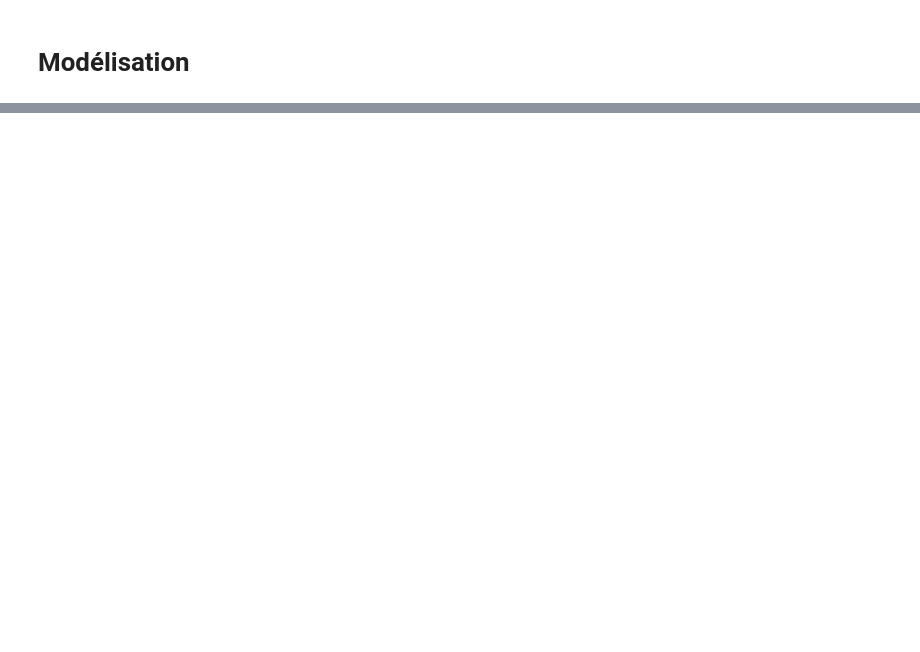
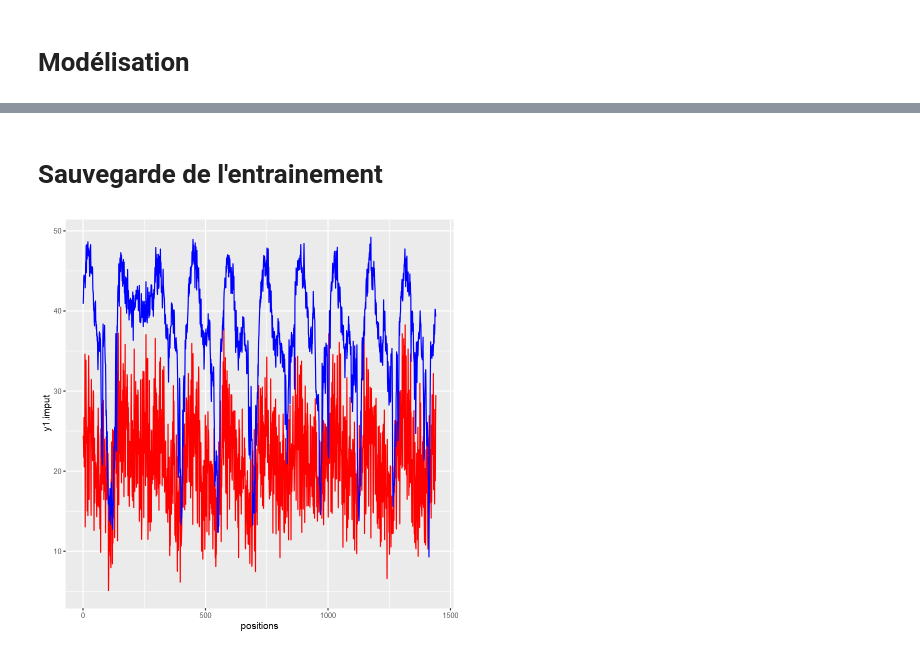
Before and after one commit to antoML/sysfac, a Jupyter notebook: NP_FM-NonNegative_NMF.ipynb, the cells around one changed output, grey strips where cells are left out. Cells and saved outputs as stored; diff of their text form; code cells hidden in the pictures; blank space fills up the shorter version.

```diff
--- a/NP_FM-NonNegative_NMF.ipynb
+++ b/NP_FM-NonNegative_NMF.ipynb
@@ -207,0 +392,16 @@ A matrix: 6 × 1440 of type dbl
+# %%
+# Recherche d'hyperparamètres
+rech_hyper <- TRUE # Choisir si la recherche d'hyperparamètres doit être faite
+
+
+rmse.list <- list()
+method.list <- list()
+
+## Entrainement du modèle (recherche d'hyperparamètres) Algorithmes de descente (1
+## = ALS, 2 = PROB, 3 = MM)
+algo = seq(1, 3, by = 1)
+
+# Séquences de valeurs
+rang = seq(5, 30, by = 20)  # k
+epsilon = seq(0.1, 1, by = 0.5)  # eps (taux d'apprentissage)
+max_iter = 10  # Maximum d'itérations pour l'ensemble (petit nombre d'itérations pour le moment)
@@ -207,0 +579,33 @@ A matrix: 6 × 1440 of type dbl
+# %% [markdown]
+# Sauvegarde de l'entrainement
+# %%
+# Format des données pour le graphique
+seq <- dim(mat.complet)[2]
+
+
+positions  <- seq(1, seq, 1)
+y1.imput <- mat_hat[1,]
+y1.manq <- manq.mat[1,]
+y1.original <- mat.complet[1,]
+y2.imput <- mat_hat[2,]
+y2.manq <- manq.mat[2,]
+y2.original <- mat.complet[2,]
+y3.imput <- mat_hat[3,]
+y3.manq <- manq.mat[3,]
+y3.original <- mat.complet[3,]
+y4.imput <- mat_hat[4,]
+y4.manq <- manq.mat[4,]
+y4.original <- mat.complet[4,]
+
+df <- data.frame(positions,
+                 y1.imput, y1.manq, y1.original,
+                 y2.imput, y2.manq, y2.original,
+                 y3.imput, y3.manq, y3.original,
+                 y4.imput, y4.manq, y4.original)
+# %%
+g1 <- ggplot(df, aes(positions))
+g1 <- g1 + geom_line(aes(y=y1.imput), colour="red")
+g1 <- g1 + geom_line(aes(y=y1.original), colour="blue")
+print(g1)
+# %% [output]
+[figure, added]
```
Also changed, not shown: parts of 39 cells of this notebook, 32 other files.
